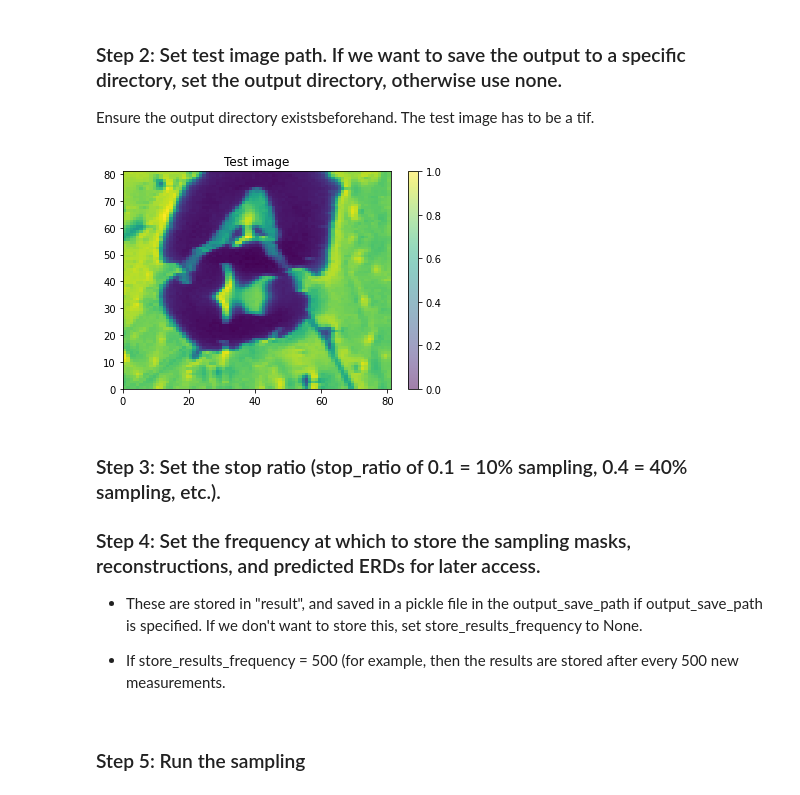
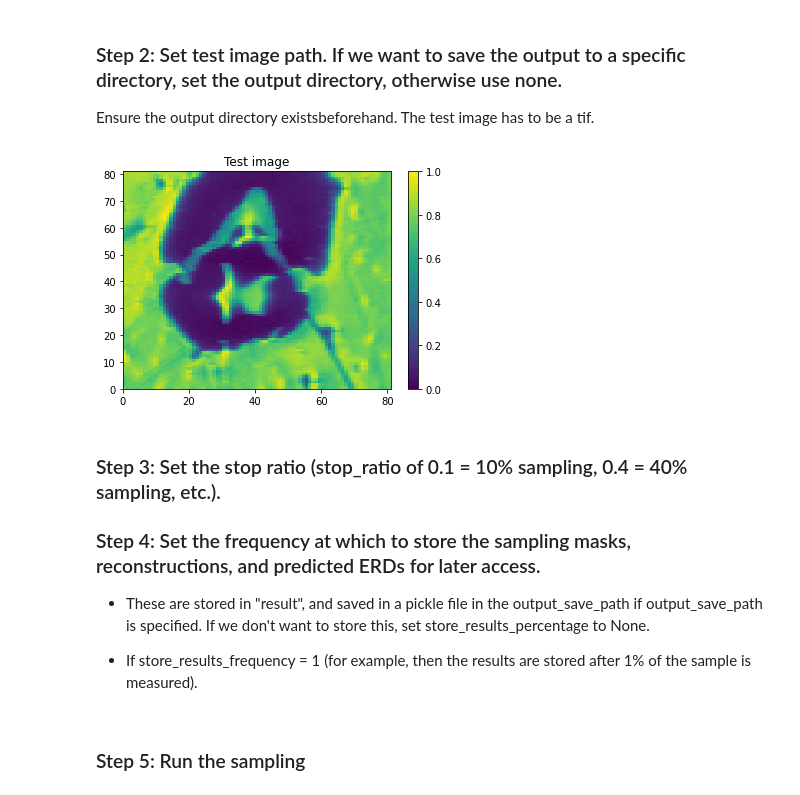
Before and after one commit to saugatkandel/fast_smart_scanning, a Jupyter notebook: work_directory/infer_erd_img.ipynb, the cells around one changed output. Drawn from its saved outputs; the diff is of its cells as text; code cells hidden in the pictures.

```diff
--- a/work_directory/infer_erd_img.ipynb
+++ b/work_directory/infer_erd_img.ipynb
@@ -47,18 +48,17 @@ output_save_path = None
 # %%
 test_img = tif.imread(test_img_path)
 plt.pcolormesh(test_img)
-plt.pcolormesh(measurement_interface.image, alpha=0.5)
 plt.colorbar()
 plt.title('Test image')
 plt.show()
 # %% [output]
-[figure, old version]
+[figure, new version]
 # %% [markdown]
 ### Step 3: Set the stop ratio (stop_ratio of 0.1 = 10% sampling, 0.4 = 40% sampling, etc.).
 
 ### Step 4: Set the frequency at which to store the sampling masks, reconstructions, and predicted ERDs for later access.
-- These are stored in "result", and saved in a pickle file in the output_save_path if output_save_path is specified. If we don't want to store this, set store_results_frequency to None.
+- These are stored in "result", and saved in a pickle file in the output_save_path if output_save_path is specified. If we don't want to store this, set store_results_percentage to None.
 
-- If store_results_frequency = 500 (for example, then the results are stored after every 500 new measurements.
+- If store_results_frequency = 1 (for example, then the results are stored after 1% of the sample is measured).
 # %%
 stop_ratio = 0.2
```
Also changed, not shown: parts of 10 cells of this notebook, 15 other files.
